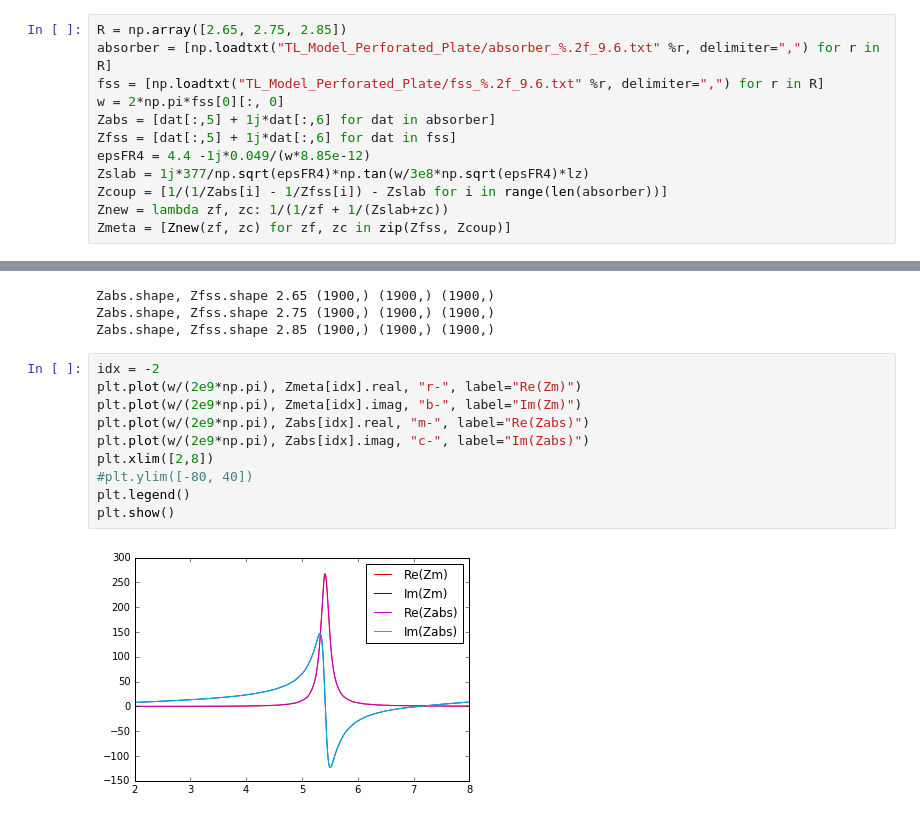
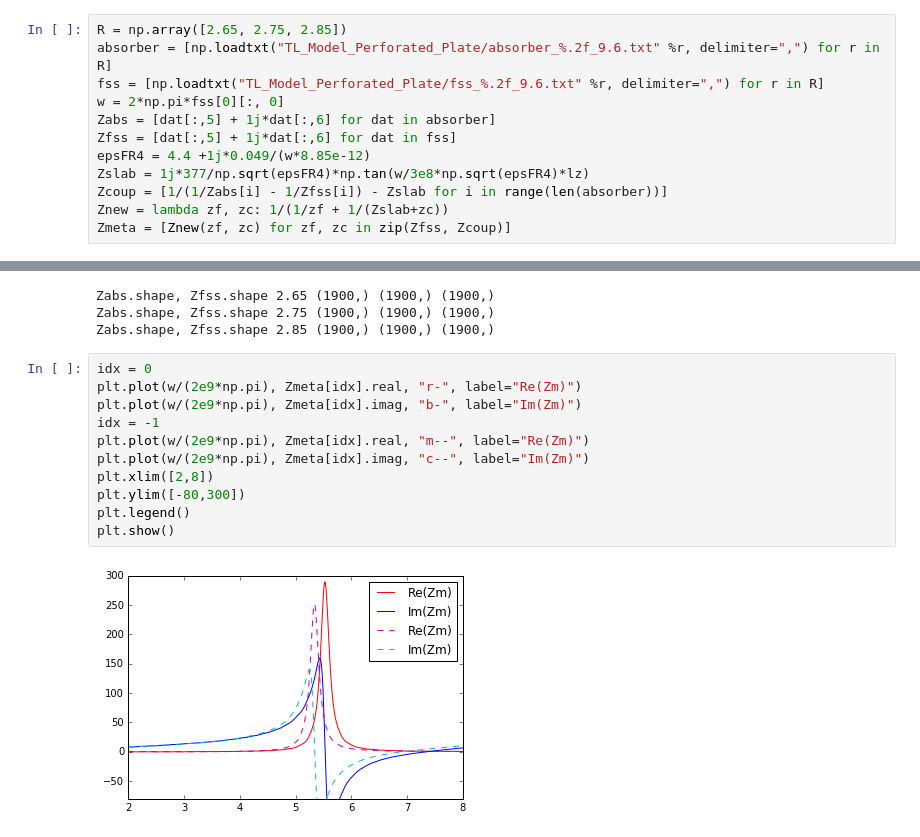
Before and after one commit to UmrathSt/layerbased_metamaterials, a Jupyter notebook: python_scripts/TL_Model_Perforated_Plate.ipynb, the cells around one changed output, grey strips where cells are left out. Saved outputs shown, nothing was run; the diff lists cells and outputs as text.

```diff
--- a/python_scripts/TL_Model_Perforated_Plate.ipynb
+++ b/python_scripts/TL_Model_Perforated_Plate.ipynb
@@ -76,7 +76,7 @@ fss = [np.loadtxt("TL_Model_Perforated_Plate/fss_%.2f_9.6.txt" %r, delimiter=","
 w = 2*np.pi*fss[0][:, 0]
 Zabs = [dat[:,5] + 1j*dat[:,6] for dat in absorber]
 Zfss = [dat[:,5] + 1j*dat[:,6] for dat in fss]
-epsFR4 = 4.4 -1j*0.049/(w*8.85e-12)
+epsFR4 = 4.4 +1j*0.049/(w*8.85e-12)
 Zslab = 1j*377/np.sqrt(epsFR4)*np.tan(w/3e8*np.sqrt(epsFR4)*lz)
 Zcoup = [1/(1/Zabs[i] - 1/Zfss[i]) - Zslab for i in range(len(absorber))]
 Znew = lambda zf, zc: 1/(1/zf + 1/(Zslab+zc))
@@ -89,16 +89,17 @@ Zabs.shape, Zfss.shape 2.65 (1900,) (1900,) (1900,)
 Zabs.shape, Zfss.shape 2.75 (1900,) (1900,) (1900,)
 Zabs.shape, Zfss.shape 2.85 (1900,) (1900,) (1900,)
 # %%
-idx = -2
+idx = 0
 plt.plot(w/(2e9*np.pi), Zmeta[idx].real, "r-", label="Re(Zm)")
 plt.plot(w/(2e9*np.pi), Zmeta[idx].imag, "b-", label="Im(Zm)")
-plt.plot(w/(2e9*np.pi), Zabs[idx].real, "m-", label="Re(Zabs)")
-plt.plot(w/(2e9*np.pi), Zabs[idx].imag, "c-", label="Im(Zabs)")
+idx = -1
+plt.plot(w/(2e9*np.pi), Zmeta[idx].real, "m--", label="Re(Zm)")
+plt.plot(w/(2e9*np.pi), Zmeta[idx].imag, "c--", label="Im(Zm)")
 plt.xlim([2,8])
-#plt.ylim([-80, 40])
+plt.ylim([-80,300])
 plt.legend()
 plt.show()
 # %% [output]
-[figure, old version]
+[figure, new version]
 # %%
 idx = 0
```
Also changed, not shown: parts of 5 cells of this notebook, 1 other file.
